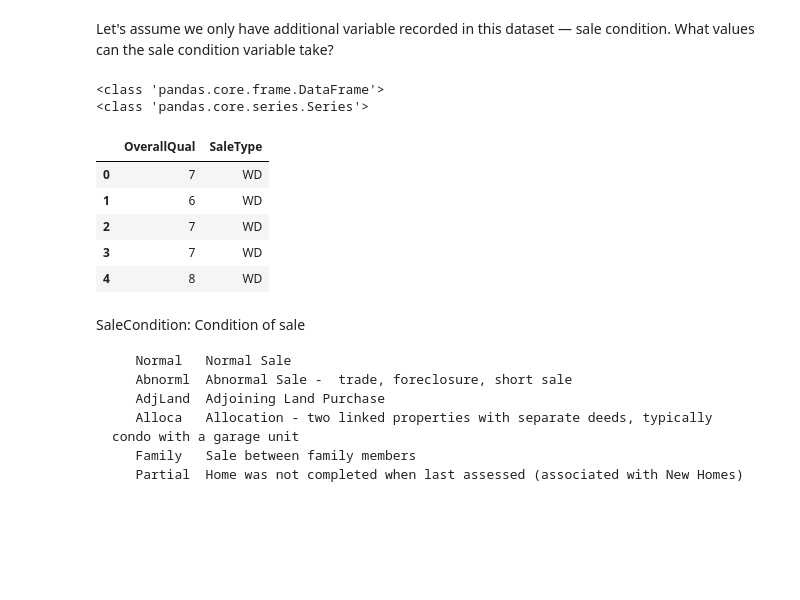
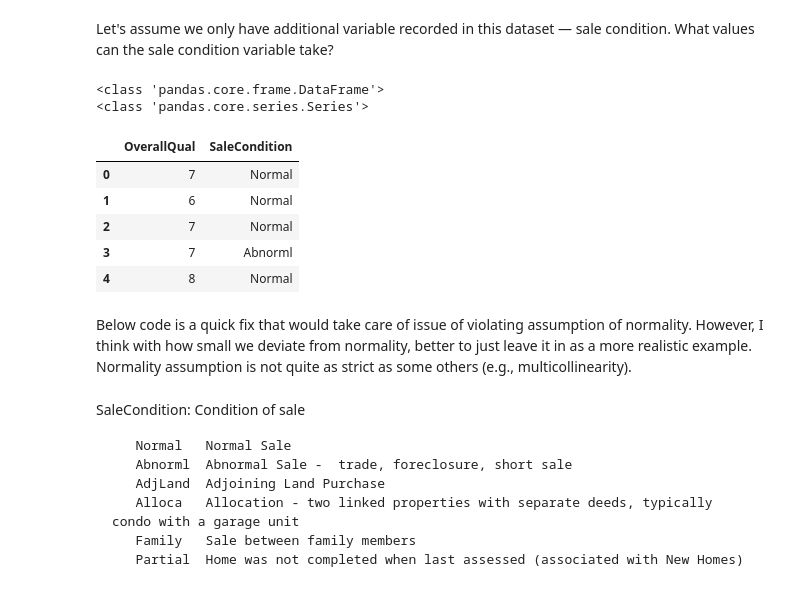
Before and after one commit to carpentries-incubator/high-dimensional-analysis-in-python, a Jupyter notebook: code/07-Regression-assumptions.ipynb, the cells around one changed output. Saved outputs shown, nothing was run; the diff lists cells and outputs as text; code cells hidden in the pictures; blank space fills up the shorter version.

```diff
--- a/code/07-Regression-assumptions.ipynb
+++ b/code/07-Regression-assumptions.ipynb
@@ -63,19 +63,21 @@ housing = fetch_openml(name="house_prices", as_frame=True) #
 Let's assume we only have additional variable recorded in this dataset — sale condition. What values can the sale condition variable take?
 # %%
 y=housing['target']
-new_predictor = 'SaleType'#'Heating' #  SaleCondition
+new_predictor = 'SaleCondition'#'SaleType'#'Heating' #  SaleCondition
 predictors = ['OverallQual', new_predictor]#'YrSold']#, 'GrLivArea', 'GarageCars', 'GarageArea', 'TotalBsmtSF']
 X=housing['data'][predictors]
 print(type(X))
 print(type(y))
 X.head()
 # X[new_predictor].unique()
 # %% [output]
 <class 'pandas.core.frame.DataFrame'>
 <class 'pandas.core.series.Series'>
-|  | OverallQual | SaleType |
-| 0 | 7 | WD |
-| 1 | 6 | WD |
-| 2 | 7 | WD |
-| 3 | 7 | WD |
-| 4 | 8 | WD |
+|  | OverallQual | SaleCondition |
+| 0 | 7 | Normal |
+| 1 | 6 | Normal |
+| 2 | 7 | Normal |
+| 3 | 7 | Abnorml |
+| 4 | 8 | Normal |
+# %% [markdown]
+Below code is a quick fix that would take care of issue of violating assumption of normality. However, I think with how small we deviate from normality, better to just leave it in as a more realistic example. Normality assumption is not quite as strict as some others (e.g., multicollinearity).
```
Also changed, not shown: parts of 18 cells of this notebook.
